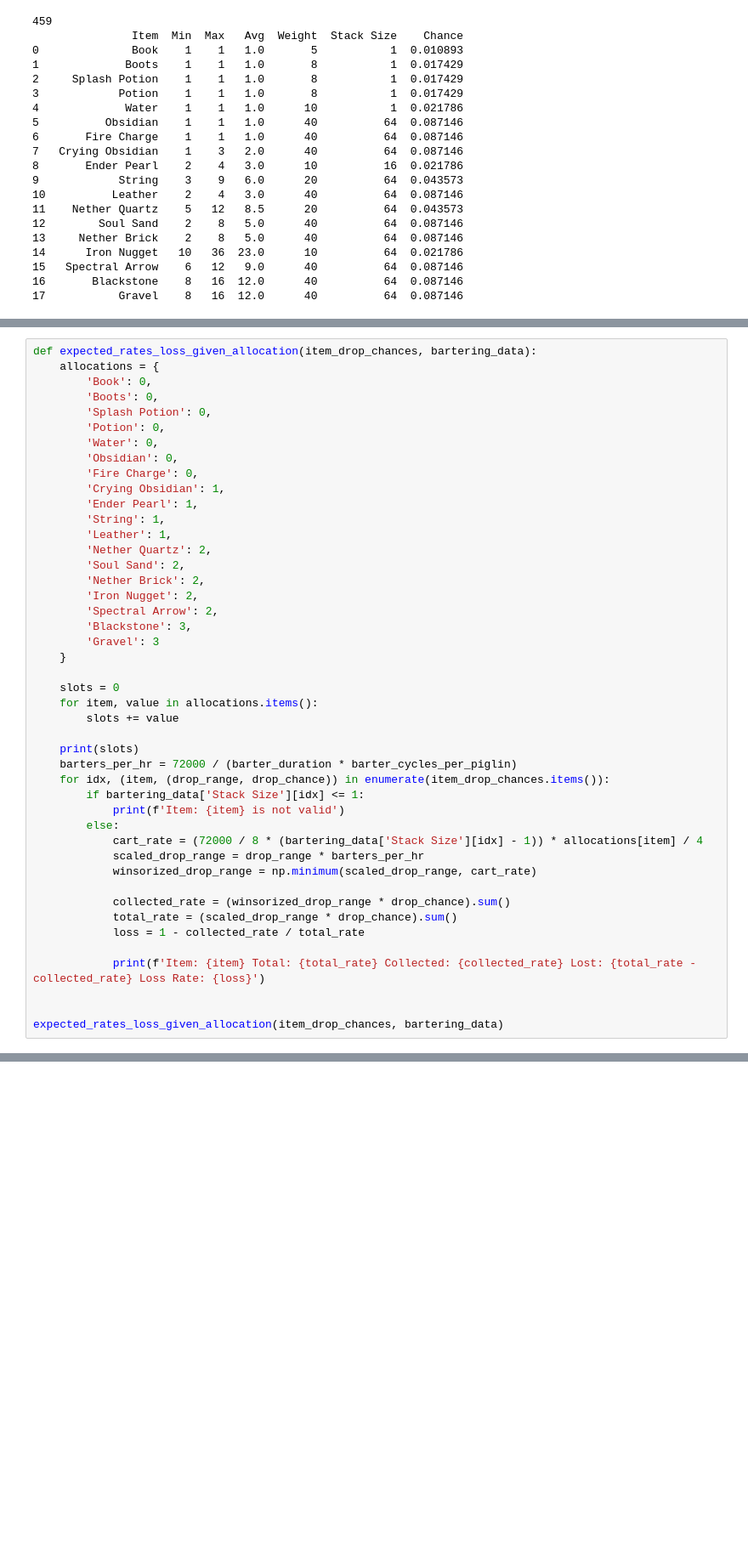
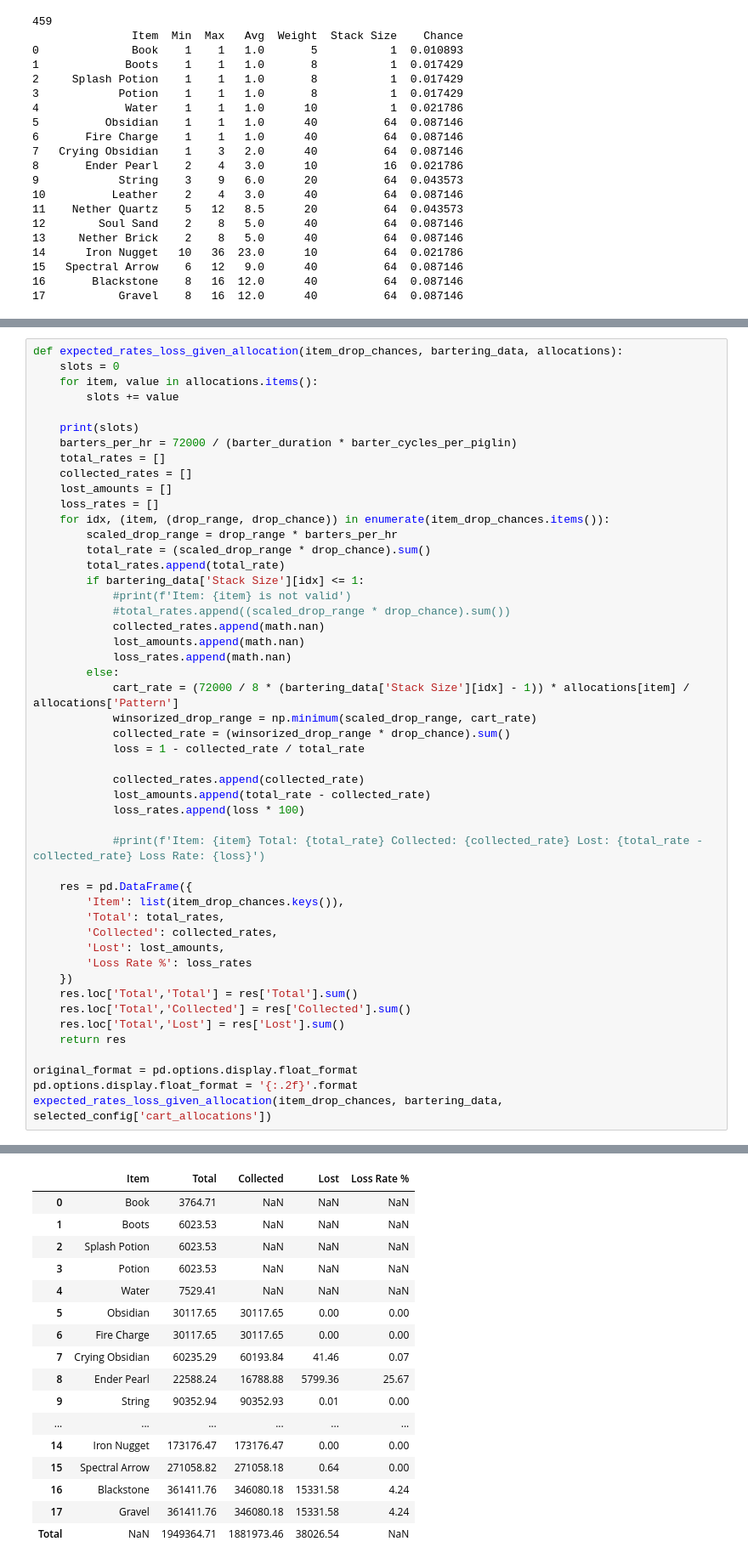
Before and after one commit to jcw780/mc_drop_chance, a Jupyter notebook: barter_chance.ipynb, the cells around one changed output, grey strips where cells are left out. Shown: that part at 85% size. Saved outputs shown, nothing was run; the diff lists cells and outputs as text; blank space fills up the shorter version.

```diff
--- a/barter_chance.ipynb
+++ b/barter_chance.ipynb
@@ -242,46 +353,50 @@ Gravel 1873.986928104558 321254.90196078137 0.003305091583958656 [2253.54463791]
 # %%
-def expected_rates_loss_given_allocation(item_drop_chances, bartering_data):
-    allocations = {
-        'Book': 0,
-        'Boots': 0,
-        'Splash Potion': 0,
-        'Potion': 0,
-        'Water': 0,
-        'Obsidian': 0,
-        'Fire Charge': 0,
-        'Crying Obsidian': 1,
-        'Ender Pearl': 1,
-        'String': 1,
-        'Leather': 1,
-        'Nether Quartz': 2,
-        'Soul Sand': 2,
-        'Nether Brick': 2,
-        'Iron Nugget': 2,
-        'Spectral Arrow': 2,
-        'Blackstone': 3,
-        'Gravel': 3
-    }
-
+def expected_rates_loss_given_allocation(item_drop_chances, bartering_data, allocations):
     slots = 0
     for item, value in allocations.items():
         slots += value
 
     print(slots)
     barters_per_hr = 72000 / (barter_duration * barter_cycles_per_piglin)
+    total_rates = []
+    collected_rates = []
+    lost_amounts = []
+    loss_rates = []
     for idx, (item, (drop_range, drop_chance)) in enumerate(item_drop_chances.items()):
+        scaled_drop_range = drop_range * barters_per_hr
+        total_rate = (scaled_drop_range * drop_chance).sum()
+        total_rates.append(total_rate)
         if bartering_data['Stack Size'][idx] <= 1:
-            print(f'Item: {item} is not valid')
+            #print(f'Item: {item} is not valid')
+            #total_rates.append((scaled_drop_range * drop_chance).sum())
+            collected_rates.append(math.nan)
+            lost_amounts.append(math.nan)
+            loss_rates.append(math.nan)
         else:
-            cart_rate = (72000 / 8 * (bartering_data['Stack Size'][idx] - 1)) * allocations[item] / 4
-            scaled_drop_range = drop_range * barters_per_hr
+            cart_rate = (72000 / 8 * (bartering_data['Stack Size'][idx] - 1)) * allocations[item] / allocations['Pattern']
             winsorized_drop_range = np.minimum(scaled_drop_range, cart_rate)
-
             collected_rate = (winsorized_drop_range * drop_chance).sum()
-            total_rate = (scaled_drop_range * drop_chance).sum()
             loss = 1 - collected_rate / total_rate
 
-            print(f'Item: {item} Total: {total_rate} Collected: {collected_rate} Lost: {total_rate - collected_rate} Loss Rate: {loss}')
+            collected_rates.append(collected_rate)
+            lost_amounts.append(total_rate - collected_rate)
+            loss_rates.append(loss * 100)
 
+            #print(f'Item: {item} Total: {total_rate} Collected: {collected_rate} Lost: {total_rate - collected_rate} Loss Rate: {loss}')
 
-expected_rates_loss_given_allocation(item_drop_chances, bartering_data)
+    res = pd.DataFrame({
+        'Item': list(item_drop_chances.keys()),
+        'Total': total_rates,
+        'Collected': collected_rates,
+        'Lost': lost_amounts,
+        'Loss Rate %': loss_rates
+    })
+    res.loc['Total','Total'] = res['Total'].sum()
+    res.loc['Total','Collected'] = res['Collected'].sum()
+    res.loc['Total','Lost'] = res['Lost'].sum()
+    return res
+
+original_format = pd.options.display.float_format
+pd.options.display.float_format = '{:.2f}'.format
+expected_rates_loss_given_allocation(item_drop_chances, bartering_data, selected_config['cart_allocations'])
 # %% [output]
@@ -306,0 +404,17 @@ Item: Gravel Total: 321254.90196078294 Collected: 321192.2368169147 Lost: 62.665
+|  | Item | Total | Collected | Lost | Loss Rate % |
+| 0 | Book | 3764.71 | NaN | NaN | NaN |
+| 1 | Boots | 6023.53 | NaN | NaN | NaN |
+| 2 | Splash Potion | 6023.53 | NaN | NaN | NaN |
+| 3 | Potion | 6023.53 | NaN | NaN | NaN |
+| 4 | Water | 7529.41 | NaN | NaN | NaN |
+| 5 | Obsidian | 30117.65 | 30117.65 | 0.00 | 0.00 |
+| 6 | Fire Charge | 30117.65 | 30117.65 | 0.00 | 0.00 |
+| 7 | Crying Obsidian | 60235.29 | 60193.84 | 41.46 | 0.07 |
+| 8 | Ender Pearl | 22588.24 | 16788.88 | 5799.36 | 25.67 |
+| 9 | String | 90352.94 | 90352.93 | 0.01 | 0.00 |
+| ... | ... | ... | ... | ... | ... |
+| 14 | Iron Nugget | 173176.47 | 173176.47 | 0.00 | 0.00 |
+| 15 | Spectral Arrow | 271058.82 | 271058.18 | 0.64 | 0.00 |
+| 16 | Blackstone | 361411.76 | 346080.18 | 15331.58 | 4.24 |
+| 17 | Gravel | 361411.76 | 346080.18 | 15331.58 | 4.24 |
+| Total | NaN | 1949364.71 | 1881973.46 | 38026.54 | NaN |
```
Also changed, not shown: parts of 8 cells of this notebook, 1 other file.
